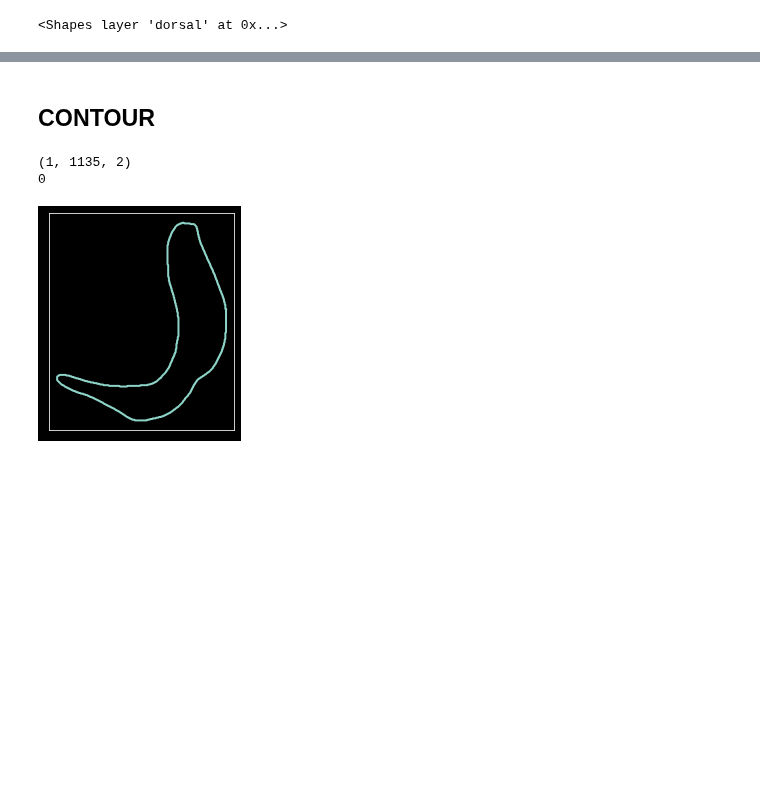
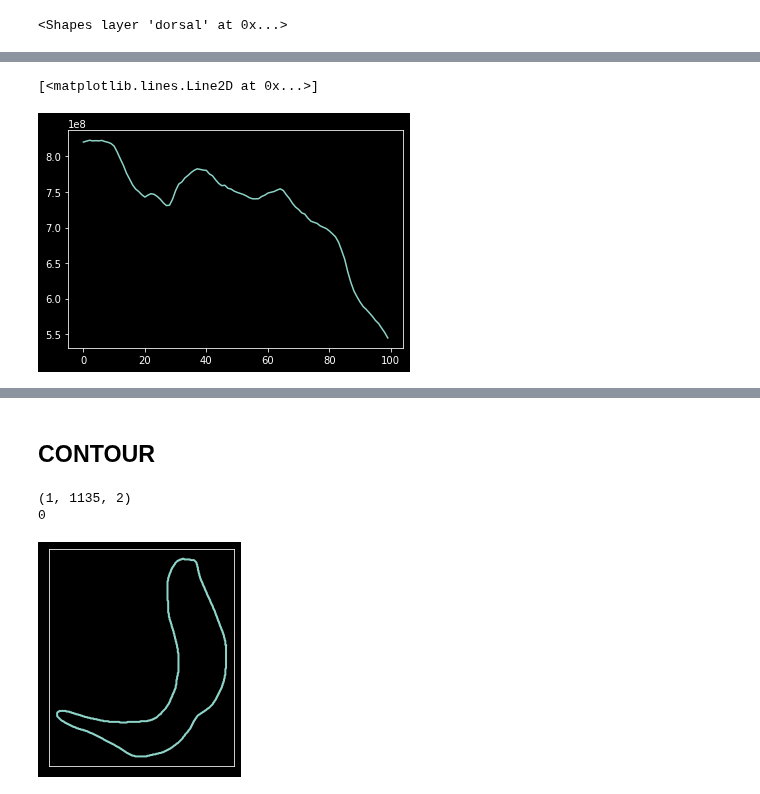
Before and after one commit to SaraLab-Group/m25-napari, a Jupyter notebook: notebooks/test_skeleton.ipynb, the cells around one changed output, grey strips where cells are left out. Saved outputs shown, nothing was run; the diff lists cells and outputs as text; code cells hidden in the pictures; blank space fills up the shorter version.

```diff
--- a/notebooks/test_skeleton.ipynb
+++ b/notebooks/test_skeleton.ipynb
@@ -120,5 +124,6 @@ zarr_stack[:,12,:,:]=zarr_stack[:,12,:,:]*1.23077
 # dask_raw_ds.shape
 # %%
 # #Cropping stack for testing
-crop_stack = zarr_stack[120:220,12,:,:]
+crop_stack = (zarr_stack[120:220,:,:,:].astype(np.float32)).sum(axis=1)
 crop_stack = np.expand_dims(crop_stack,axis=1)
+crop_stack = wo.im_bit_convert(crop_stack,bit=16,norm=True)
@@ -259 +334,13 @@ plt.show()
+# %%
+t,c,h,w  = crop_stack.shape
+sum_per_volume =[]
+# da_zarr_stack =da.Array.astype(dtype='float)
+for dt in range(t):
+    sum_per_volume.append(da.sum(crop_stack[dt,:,:,:]).compute())
+
+plt.figure()
+plt.plot(sum_per_volume)
+# %% [output]
+[<matplotlib.lines.Line2D at 0x...>]
+[figure, added]
 # %%
```
Also changed, not shown: parts of 18 cells of this notebook, 5 other files.
